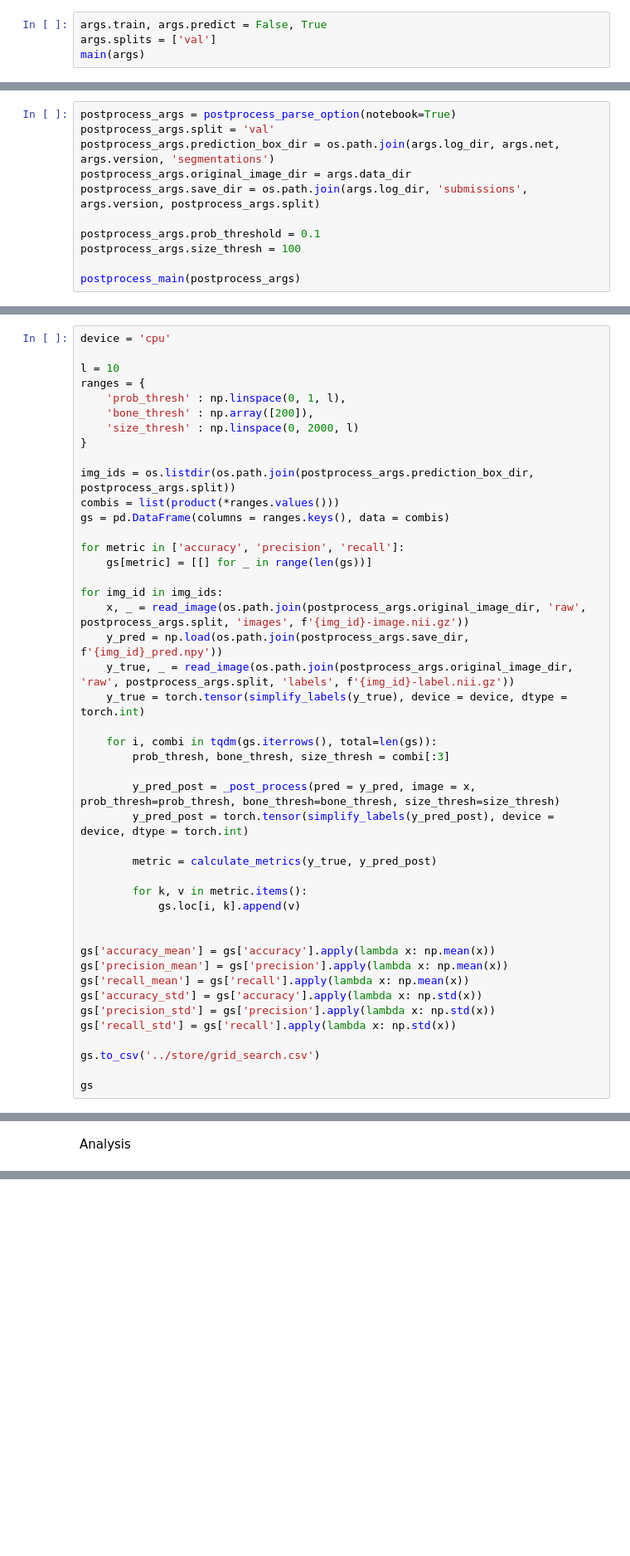
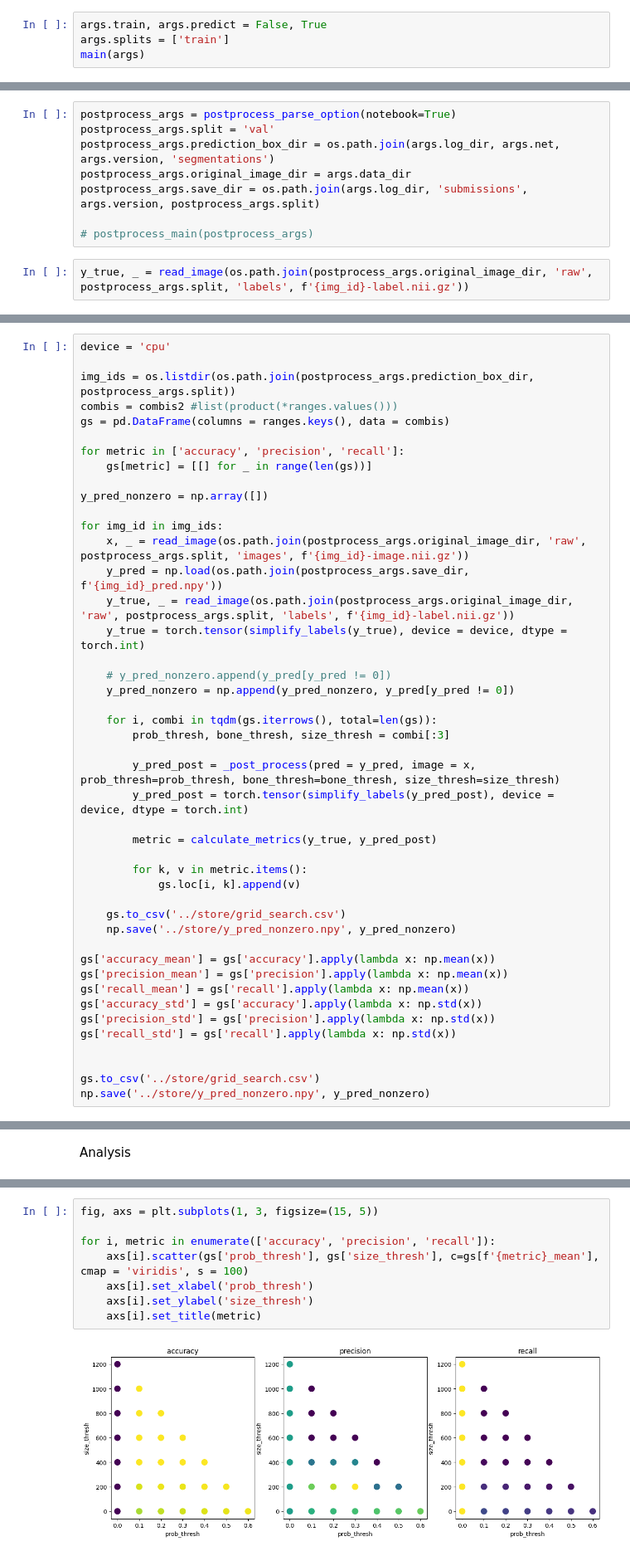
Before and after one commit to elidub/MedicalImaging_Ribfracture, a Jupyter notebook: notebooks/run_elias.ipynb, the cells around one changed output, grey strips where cells are left out. Shown: that part at 83% size. Drawn from its saved outputs; the diff is of its cells as text; blank space fills up the shorter version.

```diff
--- a/notebooks/run_elias.ipynb
+++ b/notebooks/run_elias.ipynb
@@ -58,7 +98,7 @@ Predict with custom loading
 Predict directly in run
 # %%
 args.train, args.predict = False, True
-args.splits = ['val']
+args.splits = ['train']
 main(args)
 # %% [output]
 Global seed set to 42
@@ -75,7 +117,6 @@ postprocess_args.prediction_box_dir = os.path.join(args.log_dir, args.net, args.
 postprocess_args.original_image_dir = args.data_dir
 postprocess_args.save_dir = os.path.join(args.log_dir, 'submissions', args.version, postprocess_args.split)
 
-postprocess_args.prob_threshold = 0.1
-postprocess_args.size_thresh = 100
-
-postprocess_main(postprocess_args)
+# postprocess_main(postprocess_args)
+# %%
+y_true, _ = read_image(os.path.join(postprocess_args.original_image_dir, 'raw', postprocess_args.split, 'labels', f'{img_id}-label.nii.gz'))
@@ -82,25 +152,23 @@ postprocess_main(postprocess_args)
 # %%
 device = 'cpu'
 
-l = 10
-ranges = {
-    'prob_thresh' : np.linspace(0, 1, l),
-    'bone_thresh' : np.array([200]),
-    'size_thresh' : np.linspace(0, 2000, l)
-}
-
 img_ids = os.listdir(os.path.join(postprocess_args.prediction_box_dir, postprocess_args.split))
-combis = list(product(*ranges.values()))
+combis = combis2 #list(product(*ranges.values()))
 gs = pd.DataFrame(columns = ranges.keys(), data = combis)
 
 for metric in ['accuracy', 'precision', 'recall']:
     gs[metric] = [[] for _ in range(len(gs))]
+
+y_pred_nonzero = np.array([])
 
 for img_id in img_ids:
     x, _ = read_image(os.path.join(postprocess_args.original_image_dir, 'raw', postprocess_args.split, 'images', f'{img_id}-image.nii.gz'))
     y_pred = np.load(os.path.join(postprocess_args.save_dir, f'{img_id}_pred.npy'))
     y_true, _ = read_image(os.path.join(postprocess_args.original_image_dir, 'raw', postprocess_args.split, 'labels', f'{img_id}-label.nii.gz'))
     y_true = torch.tensor(simplify_labels(y_true), device = device, dtype = torch.int)
+
+    # y_pred_nonzero.append(y_pred[y_pred != 0])
+    y_pred_nonzero = np.append(y_pred_nonzero, y_pred[y_pred != 0])
 
     for i, combi in tqdm(gs.iterrows(), total=len(gs)):
         prob_thresh, bone_thresh, size_thresh = combi[:3]
@@ -113,6 +181,8 @@ for img_id in img_ids:
         for k, v in metric.items():
             gs.loc[i, k].append(v)
 
+    gs.to_csv('../store/grid_search.csv')
+    np.save('../store/y_pred_nonzero.npy', y_pred_nonzero)
 
 gs['accuracy_mean'] = gs['accuracy'].apply(lambda x: np.mean(x))
 gs['precision_mean'] = gs['precision'].apply(lambda x: np.mean(x))
@@ -121,7 +191,7 @@ gs['accuracy_std'] = gs['accuracy'].apply(lambda x: np.std(x))
 gs['precision_std'] = gs['precision'].apply(lambda x: np.std(x))
 gs['recall_std'] = gs['recall'].apply(lambda x: np.std(x))
 
+
 gs.to_csv('../store/grid_search.csv')
-
-gs
+np.save('../store/y_pred_nonzero.npy', y_pred_nonzero)
 # %% [output]
@@ -155,0 +234,10 @@ plt.show()
+# %%
+fig, axs = plt.subplots(1, 3, figsize=(15, 5))
+
+for i, metric in enumerate(['accuracy', 'precision', 'recall']):
+    axs[i].scatter(gs['prob_thresh'], gs['size_thresh'], c=gs[f'{metric}_mean'], cmap = 'viridis', s = 100)
+    axs[i].set_xlabel('prob_thresh')
+    axs[i].set_ylabel('size_thresh')
+    axs[i].set_title(metric)
+# %% [output]
+[figure, added]
```
Also changed, not shown: parts of 12 cells of this notebook, 2 other files.
